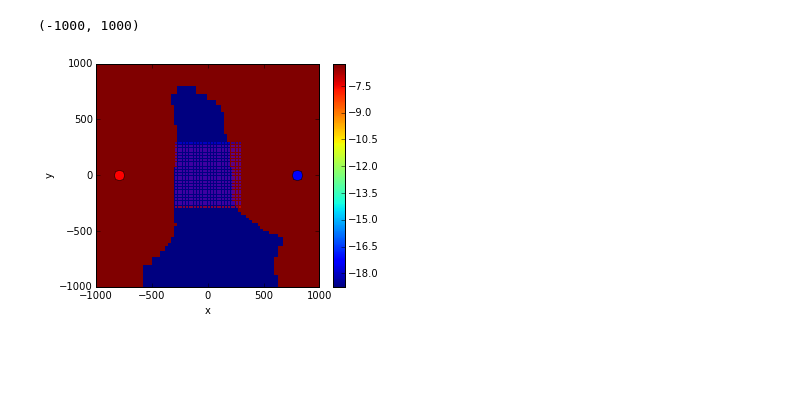
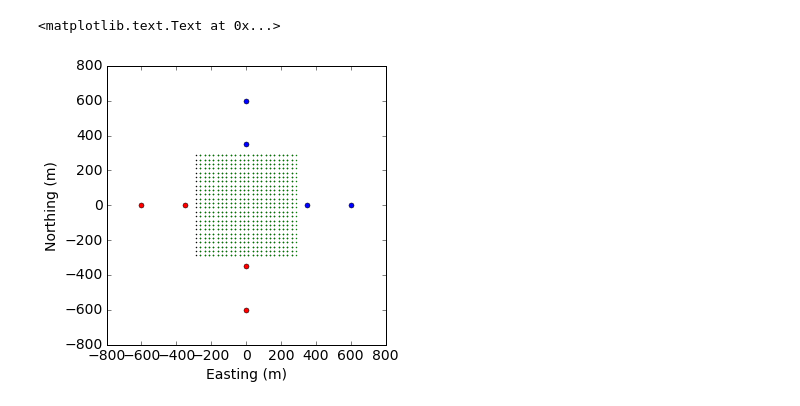
Before and after one commit to simpeg/presentations, a Jupyter notebook: SciPy2016/notebooks/DC/DCinv_Gradient.ipynb, the cells around one changed output. Saved outputs shown, nothing was run; the diff lists cells and outputs as text; code cells hidden in the pictures; blank space fills up the shorter version.

```diff
--- a/SciPy2016/notebooks/DC/DCinv_Gradient.ipynb
+++ b/SciPy2016/notebooks/DC/DCinv_Gradient.ipynb
@@ -8,4 +7,7 @@ Trouble importing matplotlib.
 Populating the interactive namespace from numpy and matplotlib
+# %%
+import matplotlib
+matplotlib.rcParams['font.size'] = 14
 # %%
 csx, csy, csz = 25., 25., 25.
 ncx, ncy, ncz = 48, 48, 20
@@ -94,12 +120,14 @@ def gettopoCC(mesh, airind):
 airind = sigma==1e-8
 mesh2D, topoCC = gettopoCC(mesh, airind)
 # %%
-Aloc0 = np.r_[-800., 0, 0.]
-Bloc0 = np.r_[800., 0, 0.]
-Aloc1 = np.r_[-600., 0, 0.]
-Bloc1 = np.r_[600., 0, 0.]
-Aloc2 = np.r_[-350., 0, 0.]
-Bloc2 = np.r_[350., 0, 0.]
+Aloc1_x = np.r_[-600., 0, 0.]
+Bloc1_x = np.r_[600., 0, 0.]
+Aloc2_x = np.r_[-350., 0, 0.]
+Bloc2_x = np.r_[350., 0, 0.]
+Aloc1_y = np.r_[0, -600., 0.]
+Bloc1_y = np.r_[0, 600. , 0.]
+Aloc2_y = np.r_[0, -350., 0.]
+Bloc2_y = np.r_[0, 350. , 0.]
 # %%
 x = mesh.vectorCCx[np.logical_and(mesh.vectorCCx>-300., mesh.vectorCCx<300.)]
 y = mesh.vectorCCy[np.logical_and(mesh.vectorCCy>-300., mesh.vectorCCy<300.)]
@@ -119,20 +146,30 @@ Nx_dr = np.c_[Nx[:,0], Nx[:,1], topoCC[inds_Nx]]
 My_dr = np.c_[My[:,0], My[:,1], topoCC[inds_My]]
 Ny_dr = np.c_[Ny[:,0], Ny[:,1], topoCC[inds_Ny]]
 # %%
-fig, ax = plt.subplots(1,1, figsize=(5,4))
-ax.plot(Aloc0[0], Aloc0[1], 'ro', ms=10)
-ax.plot(Bloc0[0], Bloc0[1], 'bo', ms=10)
-# ax.plot(Mx[:,0], Mx[:,1], 'r.', ms=2)
-# ax.plot(Nx[:,0], Nx[:,1], 'b.')
-ax.plot(My[:,0], My[:,1], 'r.', ms=2)
-ax.plot(Ny[:,0], Ny[:,1], 'b.', ms=2)
-dat = mesh2D.plotImage(topoCC, ax=ax)
-plt.colorbar(dat[0])
-ax.set_xlim(-1000, 1000)
-ax.set_ylim(-1000, 1000)
+fig, ax = plt.subplots(1,1, figsize=(5,5))
+ax.plot(Aloc1_x[0], Aloc1_x[1], 'ro', ms=5)
+ax.plot(Bloc1_x[0], Bloc1_x[1], 'bo', ms=5)
+ax.plot(Aloc2_x[0], Aloc2_x[1], 'ro', ms=5)
+ax.plot(Bloc2_x[0], Bloc2_x[1], 'bo', ms=5)
+ax.plot(Aloc1_y[0], Aloc1_y[1], 'ro', ms=5)
+ax.plot(Bloc1_y[0], Bloc1_y[1], 'bo', ms=5)
+ax.plot(Aloc2_y[0], Aloc2_y[1], 'ro', ms=5)
+ax.plot(Bloc2_y[0], Bloc2_y[1], 'bo', ms=5)
+
+ax.plot(Mx[:,0], Mx[:,1], 'k.', ms=2)
+ax.plot(Nx[:,0], Nx[:,1], 'g.', ms=2)
+
+# ax.plot(My[:,0], My[:,1], 'k.', ms=2)
+# ax.plot(Ny[:,0], Ny[:,1], 'g.', ms=2)
+# dat = mesh2D.plotImage(topoCC, ax=ax, pcolorOpts={'alpha':0.2})
+# plt.colorbar(dat[0])
+ax.set_xlim(-800, 800)
+ax.set_ylim(-800, 800)
+ax.set_xlabel("Easting (m)")
+ax.set_ylabel("Northing (m)")
 # %% [output]
-(-1000, 1000)
+<matplotlib.text.Text at 0x...>
-[figure, old version]
+[figure, new version]
 # %%
 rx_x = DC.Rx.Dipole(Mx_dr, Nx_dr)
 rx_y = DC.Rx.Dipole(My_dr, Ny_dr)
```
Also changed, not shown: parts of 45 cells of this notebook, 5 other files.
